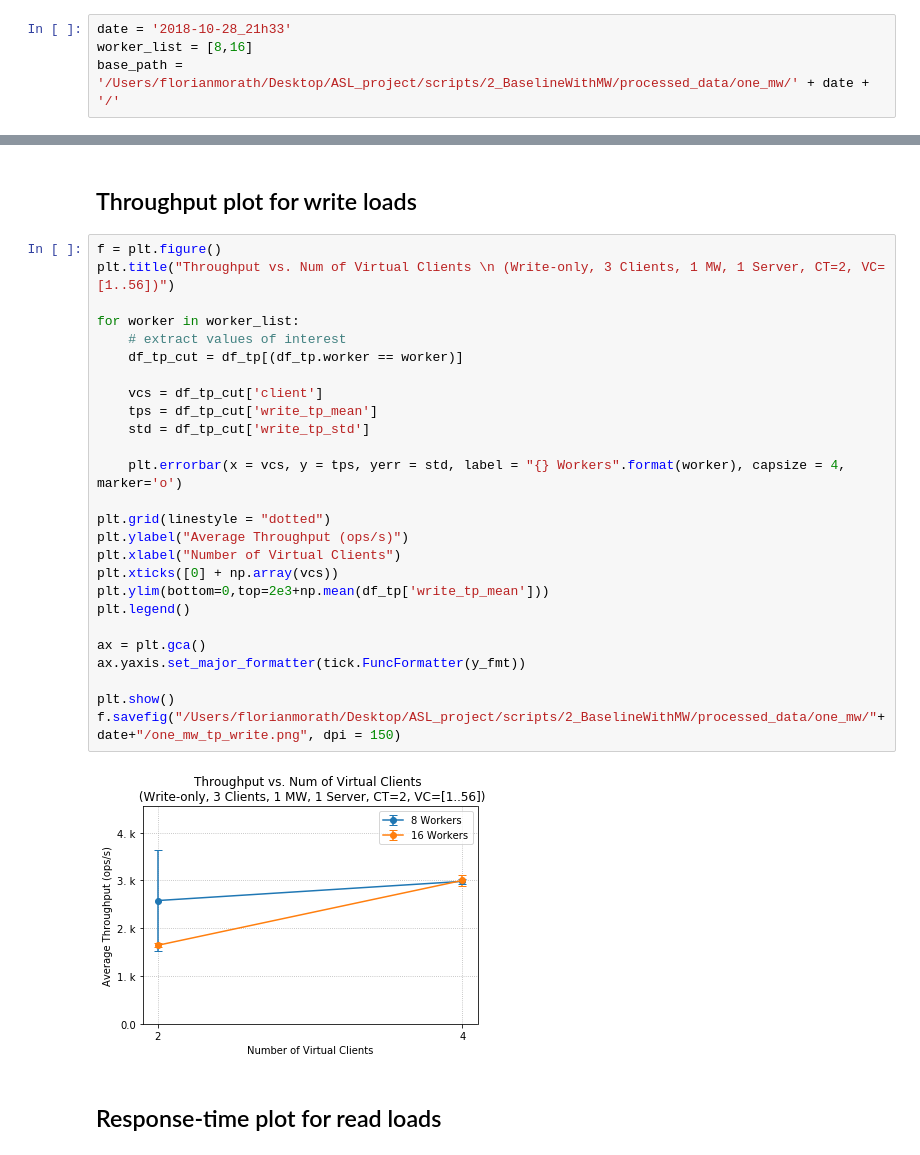
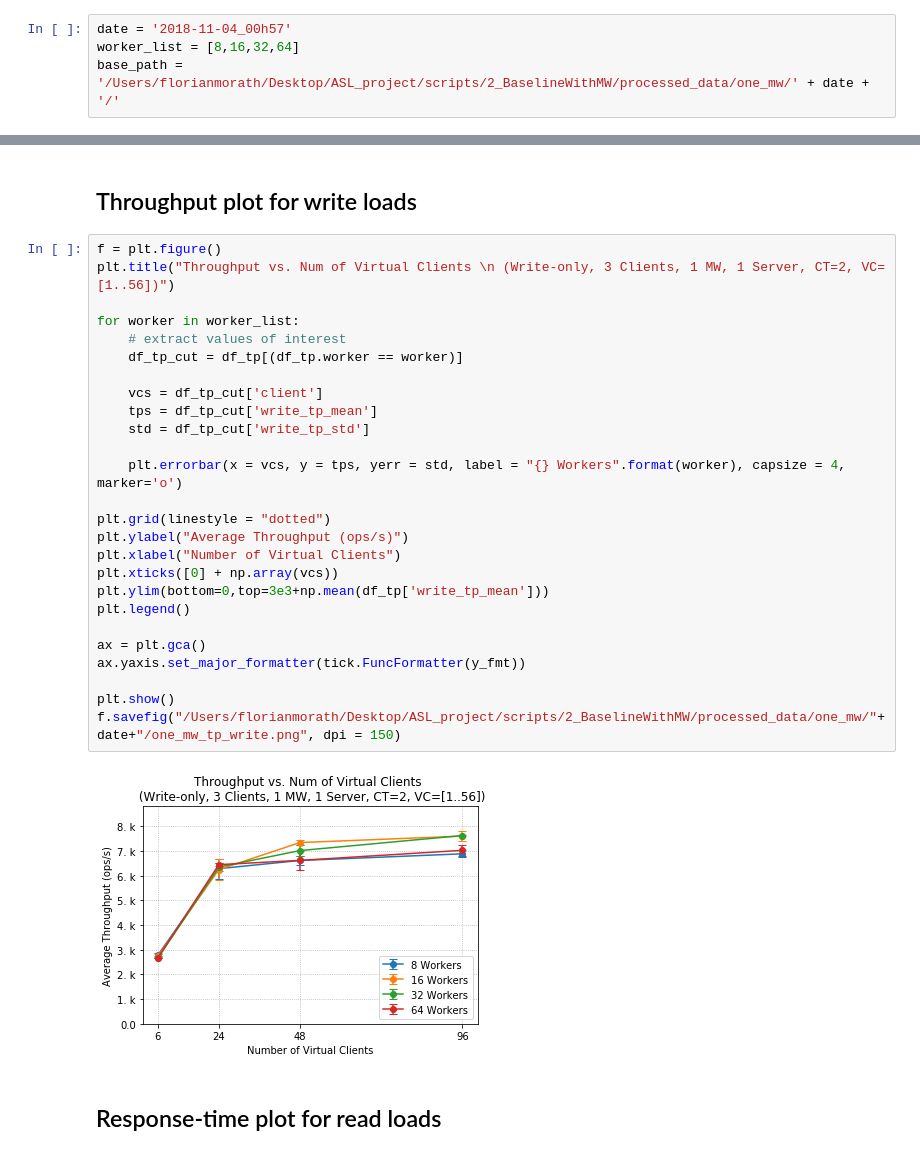
Before and after one commit to florianmorath/ASL_project, a Jupyter notebook: scripts/2_BaselineWithMW/plot_mw-logs_one_mw.ipynb, the cells around one changed output, grey strips where cells are left out. Drawn from its saved outputs; the diff is of its cells as text.

```diff
--- a/scripts/2_BaselineWithMW/plot_mw-logs_one_mw.ipynb
+++ b/scripts/2_BaselineWithMW/plot_mw-logs_one_mw.ipynb
@@ -9,8 +9,8 @@ import pandas as pd
 # %% [markdown]
 ## Adjust date of processed csv files
 # %%
-date = '2018-10-28_21h33'
-worker_list = [8,16]
+date = '2018-11-04_00h57'
+worker_list = [8,16,32,64]
 base_path = '/Users/florianmorath/Desktop/ASL_project/scripts/2_BaselineWithMW/processed_data/one_mw/' + date + '/'
 # %% [markdown]
 ## Throughput plot for read loads
@@ -67,31 +79,31 @@ f.savefig("/Users/florianmorath/Desktop/ASL_project/scripts/2_BaselineWithMW/pro
 # %%
 f = plt.figure()
 plt.title("Throughput vs. Num of Virtual Clients \n (Write-only, 3 Clients, 1 MW, 1 Server, CT=2, VC=[1..56])")
 
 for worker in worker_list:
     # extract values of interest
     df_tp_cut = df_tp[(df_tp.worker == worker)]
 
     vcs = df_tp_cut['client']
     tps = df_tp_cut['write_tp_mean']
     std = df_tp_cut['write_tp_std']
 
     plt.errorbar(x = vcs, y = tps, yerr = std, label = "{} Workers".format(worker), capsize = 4, marker='o')
 
 plt.grid(linestyle = "dotted")
 plt.ylabel("Average Throughput (ops/s)")
 plt.xlabel("Number of Virtual Clients")
 plt.xticks([0] + np.array(vcs))
-plt.ylim(bottom=0,top=2e3+np.mean(df_tp['write_tp_mean']))
+plt.ylim(bottom=0,top=3e3+np.mean(df_tp['write_tp_mean']))
 plt.legend()
 
 ax = plt.gca()
 ax.yaxis.set_major_formatter(tick.FuncFormatter(y_fmt))
 
 plt.show()
 f.savefig("/Users/florianmorath/Desktop/ASL_project/scripts/2_BaselineWithMW/processed_data/one_mw/"+date+"/one_mw_tp_write.png", dpi = 150)
 # %% [output]
-[figure, old version]
+[figure, new version]
 # %% [markdown]
 ## Response-time plot for read loads
 # %%
```
Also changed, not shown: parts of 11 cells of this notebook.
